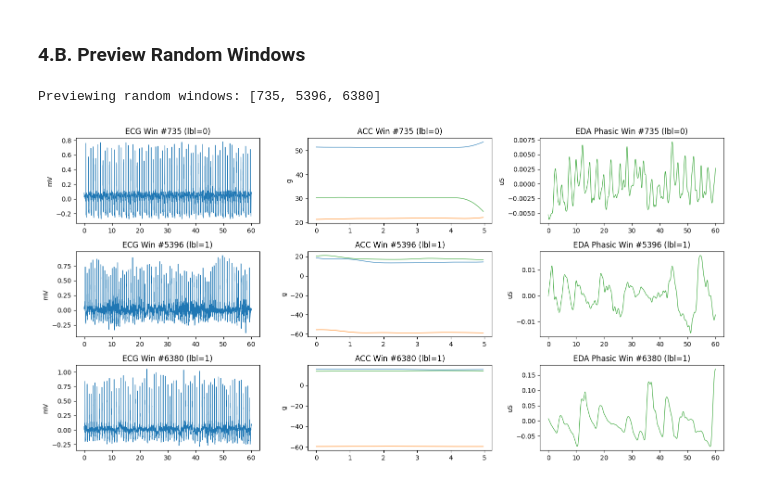
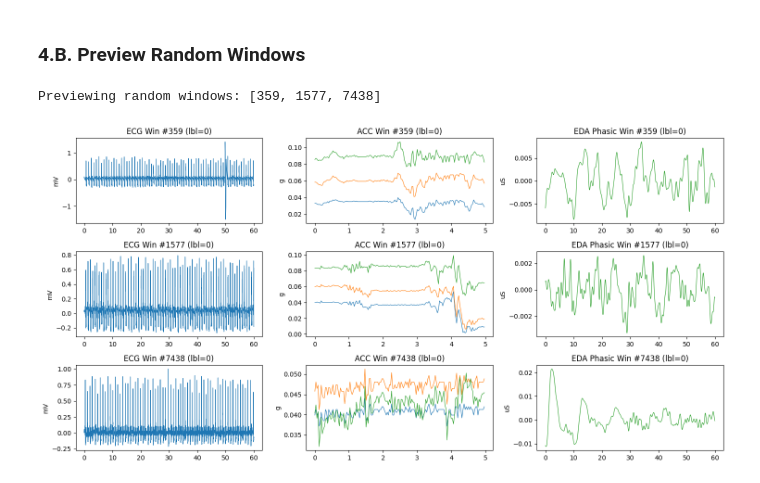
Before and after one commit to Doodesz/repo-skripsi, a Jupyter notebook: Scripts/Preprocess/04_windowing.ipynb, the cells around one changed output. Saved outputs shown, nothing was run; the diff lists cells and outputs as text; code cells hidden in the pictures.

```diff
--- a/Scripts/Preprocess/04_windowing.ipynb
+++ b/Scripts/Preprocess/04_windowing.ipynb
@@ -192,11 +192,15 @@ Subject S2 window summary:
 # %% [markdown]
 ### 4.B. Preview Random Windows
 # %%
-# Preview 3 randomly selected windows for a subject
+# Preview 3 randomly selected windows for a subject (completely random each run)
+import time
+
 N_RANDOM_WINDOWS = 3
-RNG_SEED = 42
 
-rng = np.random.default_rng(RNG_SEED)
+# Use current time in nanoseconds for random seed to ensure new random selection on each execution
+seed = int(time.time_ns()) % (2**32)
+rng = np.random.default_rng(seed)
+
 total_wins = len(wdw_data['signal']['chest']['ECG'])
 random_win_indices = rng.choice(total_wins, size=N_RANDOM_WINDOWS, replace=False)
 random_win_indices.sort()
@@ -206,32 +210,32 @@ print(f"Previewing random windows: {random_win_indices.tolist()}")
 fig, axes = plt.subplots(N_RANDOM_WINDOWS, 3, figsize=(15, 2.5 * N_RANDOM_WINDOWS))
 
 for i, win_idx in enumerate(random_win_indices):
     # ECG
     ecg_win = wdw_data['signal']['chest']['ECG'][win_idx]
     t_ecg = np.arange(len(ecg_win)) / wdw_data['fs']['chest']['ECG']
     label_ecg = wdw_data['label']['chest']['ECG'][win_idx]
     axes[i, 0].plot(t_ecg, ecg_win, color='tab:blue', lw=0.8)
     axes[i, 0].set_title(f"ECG Win #{win_idx} (lbl={label_ecg})")
     axes[i, 0].set_ylabel("mV")
 
     # ACC Wrist
     acc_win = wdw_data['signal']['wrist']['ACC'][win_idx]
     t_acc = np.arange(len(acc_win)) / wdw_data['fs']['wrist']['ACC']
     label_acc = wdw_data['label']['wrist']['ACC'][win_idx]
     axes[i, 1].plot(t_acc, acc_win, lw=0.8)
     axes[i, 1].set_title(f"ACC Win #{win_idx} (lbl={label_acc})")
     axes[i, 1].set_ylabel("g")
 
     # EDA SCR
     eda_win = wdw_data['signal']['chest']['EDA_SCR'][win_idx]
     t_eda = np.arange(len(eda_win)) / wdw_data['fs']['chest']['EDA_SCR']
     label_eda = wdw_data['label']['chest']['EDA_SCR'][win_idx]
     axes[i, 2].plot(t_eda, eda_win, color='tab:green', lw=0.8)
     axes[i, 2].set_title(f"EDA Phasic Win #{win_idx} (lbl={label_eda})")
     axes[i, 2].set_ylabel("uS")
 
 plt.tight_layout()
 plt.show()
 # %% [output]
-Previewing random windows: [735, 5396, 6380]
+Previewing random windows: [359, 1577, 7438]
-[figure, old version]
+[figure, new version]
```
Also changed, not shown: parts of 3 cells of this notebook, 1 other file.
